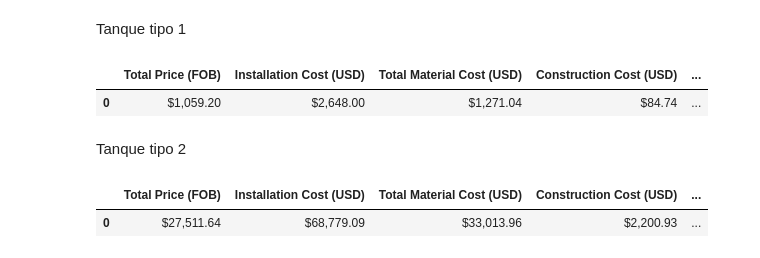
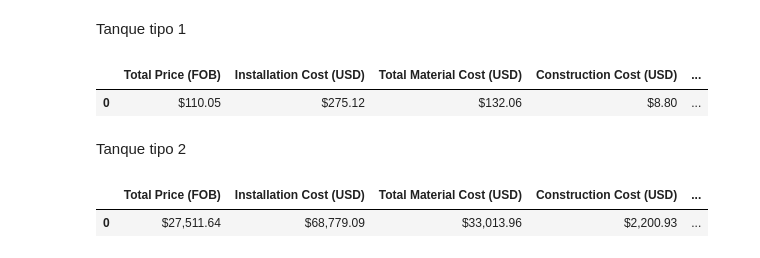
Before and after one commit to SOTO729/8vo, a Jupyter notebook: Evaluacion económica/Calculo de costos.ipynb, the cells around one changed output. Drawn from its saved outputs; the diff is of its cells as text; code cells hidden in the pictures.

```diff
--- a/Evaluacion económica/Calculo de costos.ipynb
+++ b/Evaluacion económica/Calculo de costos.ipynb
@@ -176,13 +171,13 @@ T3="Type III & IV"
 # %% [markdown]
 Tanque tipo 1
 # %%
-tank_type = T1
-gas_mass = 63   # in ton
+tank_type = T2
+gas_mass = 4   # in ton
 calculator1 = TankCostCalculator(tank_type, gas_mass)
 calculator1.extras_df
 # %% [output]
 |  | Total Price (FOB) | Installation Cost (USD) | Total Material Cost (USD) | Construction Cost (USD) | ... |
-| 0 | $1,059.20 | $2,648.00 | $1,271.04 | $84.74 | ... |
+| 0 | $110.05 | $275.12 | $132.06 | $8.80 | ... |
 # %% [markdown]
 Tanque tipo 2
 # %%
```
Also changed, not shown: parts of 4 cells of this notebook.
